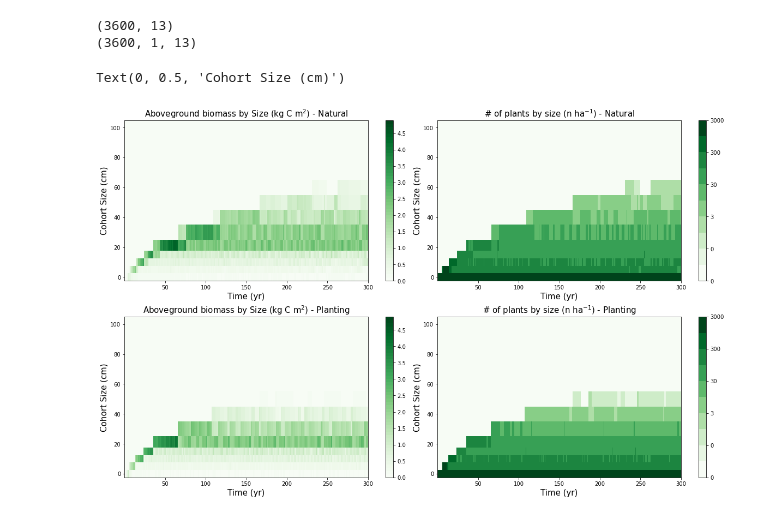
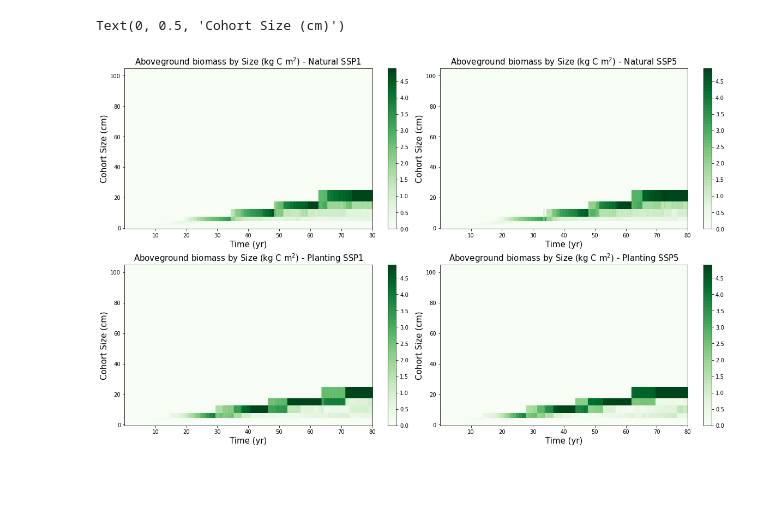
Before and after one commit to JessicaNeedham/FATES-MRV, a Jupyter notebook: postproc/CDR.ipynb, the cells around one changed output. Cells and saved outputs as stored; diff of their text form; code cells hidden in the pictures; blank space fills up the shorter version.

```diff
--- a/postproc/CDR.ipynb
+++ b/postproc/CDR.ipynb
@@ -26,13 +34,12 @@ fates_ref = xr.open_dataset(fates_ref,  decode_times=False)
 # %%
-nyears = int(len(fates_nat.variables['time'])/12)
-print(nyears)
-time_nat = fates_nat.variables['time'] / 365.
-
-time_ref = fates_ref.variables['time'] / 365.
+nyears = int(len(fates_nat_ssp1.variables['time'])/12)
+time_nat = fates_nat_ssp1.variables['time'] / 365.
+time_ref = fates_ref_ssp1.variables['time'] / 365.
+time_ref5 = fates_ref_ssp5.variables['time'] / 365.
 
 tave_start = (nyears*12-20*12)
 tave_stop = nyears*12
 
-cohort_size_bins = fates_nat.variables['fates_levscls'][:]
+cohort_size_bins = fates_nat_ssp1.variables['fates_levscls'][:]
 nsizebins = len(cohort_size_bins)
-patch_age_bins = fates_nat.variables['fates_levage'][:]
+patch_age_bins = fates_nat_ssp1.variables['fates_levage'][:]
@@ -103,63 +140,52 @@ f2ax0.set_xscale('log')
 # %%
-# population numbers as a function of cohort size
-NPLANT_SZ_nat = np.squeeze(fates_nat.FATES_NPLANT_SZ) * 10000
-NPLANT_SZ_ref = np.squeeze(fates_ref.FATES_NPLANT_SZ) * 10000
+VEGC_ABOVEGROUND_SZPF_nat_ssp1 = fa.scpf_to_scls_by_pft(fates_nat_ssp1.FATES_VEGC_ABOVEGROUND_SZPF, fates_nat_ssp1)
+VEGC_ABOVEGROUND_SZ_nat_ssp1  = VEGC_ABOVEGROUND_SZPF_nat_ssp1.sum(dim='fates_levpft')
 
-print(NPLANT_SZ_ref.shape)
+VEGC_ABOVEGROUND_SZPF_ref_ssp1 = fa.scpf_to_scls_by_pft(fates_ref_ssp1.FATES_VEGC_ABOVEGROUND_SZPF, fates_ref_ssp1)
+VEGC_ABOVEGROUND_SZ_ref_ssp1  = VEGC_ABOVEGROUND_SZPF_ref_ssp1.sum(dim='fates_levpft')
 
+VEGC_ABOVEGROUND_SZPF_nat_ssp5 = fa.scpf_to_scls_by_pft(fates_nat_ssp5.FATES_VEGC_ABOVEGROUND_SZPF, fates_nat_ssp5)
+VEGC_ABOVEGROUND_SZ_nat_ssp5  = VEGC_ABOVEGROUND_SZPF_nat_ssp5.sum(dim='fates_levpft')
 
-VEGC_ABOVEGROUND_SZPF_nat = fa.scpf_to_scls_by_pft(fates_nat.FATES_VEGC_ABOVEGROUND_SZPF, fates_nat)
-VEGC_ABOVEGROUND_SZ_nat  = VEGC_ABOVEGROUND_SZPF_nat.sum(dim='fates_levpft')
-
-VEGC_ABOVEGROUND_SZPF_ref = fa.scpf_to_scls_by_pft(fates_ref.FATES_VEGC_ABOVEGROUND_SZPF, fates_ref)
-VEGC_ABOVEGROUND_SZ_ref  = VEGC_ABOVEGROUND_SZPF_ref.sum(dim='fates_levpft')
-
-print(VEGC_ABOVEGROUND_SZ_ref.shape)
+VEGC_ABOVEGROUND_SZPF_ref_ssp5 = fa.scpf_to_scls_by_pft(fates_ref_ssp5.FATES_VEGC_ABOVEGROUND_SZPF, fates_ref_ssp5)
+VEGC_ABOVEGROUND_SZ_ref_ssp5  = VEGC_ABOVEGROUND_SZPF_ref_ssp5.sum(dim='fates_levpft')
 
 
 fig2, ((f2ax0, f2ax1),(f2ax2,f2ax3)) = plt.subplots(nrows=2,ncols=2, figsize=(16,10),constrained_layout=True)
 
 ## set up the first plot: evolution of AGB of plants of a given size
 levels = np.arange(0.,5, 0.1)
 cmap = plt.get_cmap('Greens')
 norm = BoundaryNorm(levels, ncolors=cmap.N, clip=True)
-im = f2ax0.pcolormesh(time_nat, cohort_size_bins, VEGC_ABOVEGROUND_SZ_nat[:,0,:].transpose(), cmap=cmap, norm=norm)
+
+
+im = f2ax0.pcolormesh(time_nat, cohort_size_bins, VEGC_ABOVEGROUND_SZ_nat_ssp1[:,0,:].transpose(), cmap=cmap, norm=norm)
 fig2.colorbar(im, ax=f2ax0)
-f2ax0.set_title(r'Aboveground biomass by Size (kg C m$^2$) - Natural', fontsize=15)
+f2ax0.set_title(r'Aboveground biomass by Size (kg C m$^2$) - Natural SSP1', fontsize=15)
 f2ax0.set_xlabel('Time (yr)', fontsize=15)
 f2ax0.set_ylabel('Cohort Size (cm)', fontsize=15)
 
-levels = np.array([0, 0.1,0.3,1.,3.,10.,30., 100., 300., 1000., 3000]) # do a pseudo-log scale here
-cmap = plt.get_cmap('Greens')
-norm = BoundaryNorm(levels, ncolors=cmap.N, clip=True)
-im = f2ax1.pcolormesh(time_nat, cohort_size_bins, (NPLANT_SZ_nat).transpose(),
-                      cmap=cmap, norm=norm)
+## set up the first plot: evolution of AGB of plants of a given size
+
+im = f2ax2.pcolormesh(time_ref, cohort_size_bins, VEGC_ABOVEGROUND_SZ_ref_ssp1[:,0,:].transpose(), cmap=cmap, norm=norm)
+fig2.colorbar(im, ax=f2ax2)
+f2ax2.set_title(r'Aboveground biomass by Size (kg C m$^2$) - Planting SSP1', fontsize=15)
+f2ax2.set_xlabel('Time (yr)', fontsize=15)
+f2ax2.set_ylabel('Cohort Size (cm)', fontsize=15)
+
+im = f2ax1.pcolormesh(time_nat, cohort_size_bins, VEGC_ABOVEGROUND_SZ_nat_ssp5[:,0,:].transpose(), cmap=cmap, norm=norm)
 fig2.colorbar(im, ax=f2ax1)
-f2ax1.set_title(r'# of plants by size (n ha$^{-1}$) - Natural', fontsize=15)
+f2ax1.set_title(r'Aboveground biomass by Size (kg C m$^2$) - Natural SSP5', fontsize=15)
 f2ax1.set_xlabel('Time (yr)', fontsize=15)
 f2ax1.set_ylabel('Cohort Size (cm)', fontsize=15)
 
 ## set up the first plot: evolution of AGB of plants of a given size
-levels = np.arange(0.,5, 0.1)
-cmap = plt.get_cmap('Greens')
-norm = BoundaryNorm(levels, ncolors=cmap.N, clip=True)
-im = f2ax2.pcolormesh(time_ref, cohort_size_bins, VEGC_ABOVEGROUND_SZ_ref[:,0,:].transpose(), cmap=cmap, norm=norm)
-fig2.colorbar(im, ax=f2ax2)
-f2ax2.set_title(r'Aboveground biomass by Size (kg C m$^2$) - Planting', fontsize=15)
-f2ax2.set_xlabel('Time (yr)', fontsize=15)
-f2ax2.set_ylabel('Cohort Size (cm)', fontsize=15)
 
-levels = np.array([0, 0.1,0.3,1.,3.,10.,30., 100., 300., 1000., 3000]) # do a pseudo-log scale here
-cmap = plt.get_cmap('Greens')
-norm = BoundaryNorm(levels, ncolors=cmap.N, clip=True)
-im = f2ax3.pcolormesh(time_ref, cohort_size_bins, (NPLANT_SZ_ref).transpose(),
-                      cmap=cmap, norm=norm)
+im = f2ax3.pcolormesh(time_ref5, cohort_size_bins, VEGC_ABOVEGROUND_SZ_ref_ssp5[:,0,:].transpose(), cmap=cmap, norm=norm)
 fig2.colorbar(im, ax=f2ax3)
-f2ax3.set_title(r'# of plants by size (n ha$^{-1}$) - Planting', fontsize=15)
+f2ax3.set_title(r'Aboveground biomass by Size (kg C m$^2$) - Planting SSP5', fontsize=15)
 f2ax3.set_xlabel('Time (yr)', fontsize=15)
 f2ax3.set_ylabel('Cohort Size (cm)', fontsize=15)
 # %% [output]
-(3600, 13)
-(3600, 1, 13)
+Text(0, 0.5, 'Cohort Size (cm)')
-Text(0, 0.5, 'Cohort Size (cm)')
-[figure, old version]
+[figure, new version]
```
Also changed, not shown: parts of 13 cells of this notebook, 47 other files.
